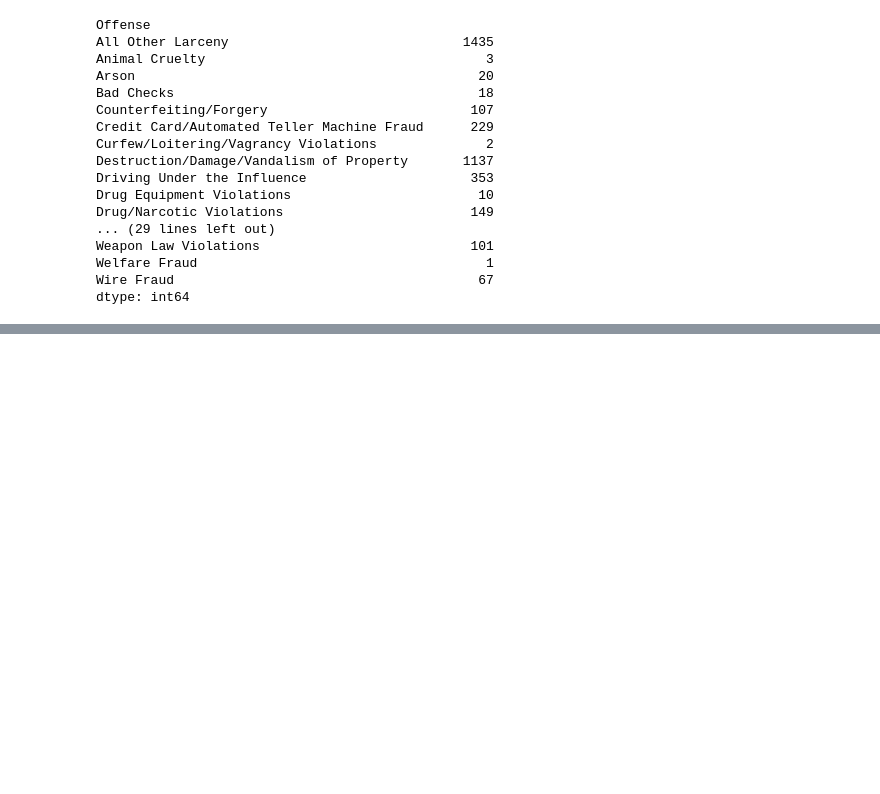
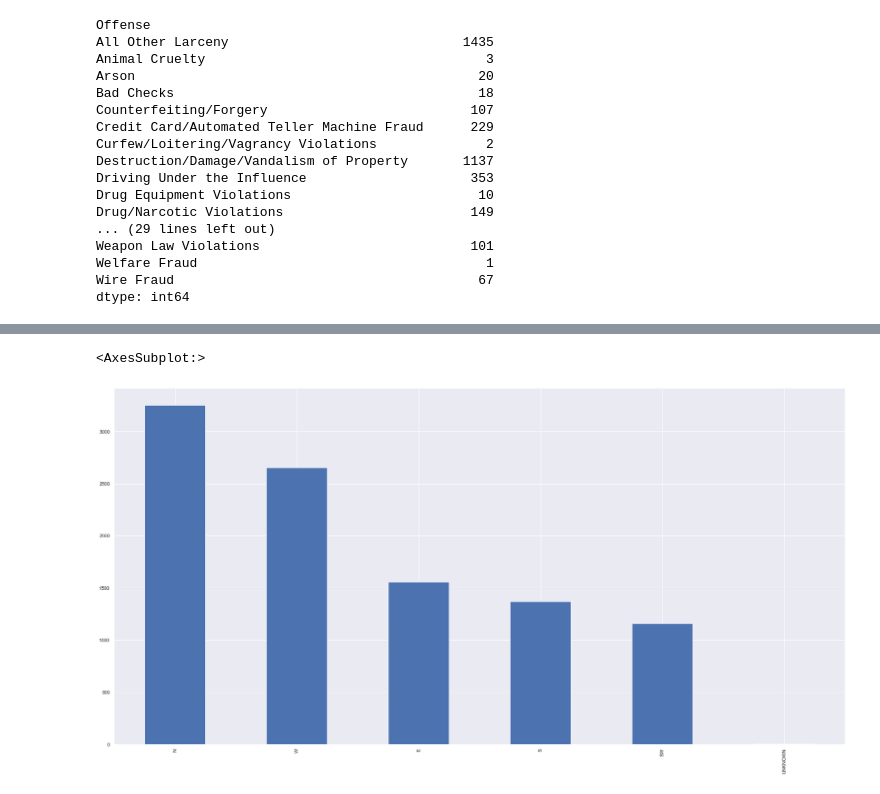
Before and after one commit to msenosain/spd-use-of-force_DS4A, a Jupyter notebook: notebooks/13_EDA_crime.ipynb, the cells around one changed output, grey strips where cells are left out. Drawn from its saved outputs; the diff is of its cells as text; code cells hidden in the pictures; blank space fills up the shorter version.

```diff
--- a/notebooks/13_EDA_crime.ipynb
+++ b/notebooks/13_EDA_crime.ipynb
@@ -223,0 +286,5 @@ sns.countplot(y="Offense", data=df, palette='rainbow')
+# %%
+df['Precinct'].value_counts().plot(kind='bar', figsize=(30,15))
+# %% [output]
+<AxesSubplot:>
+[figure, added]
```
Also changed, not shown: parts of 23 cells of this notebook.
